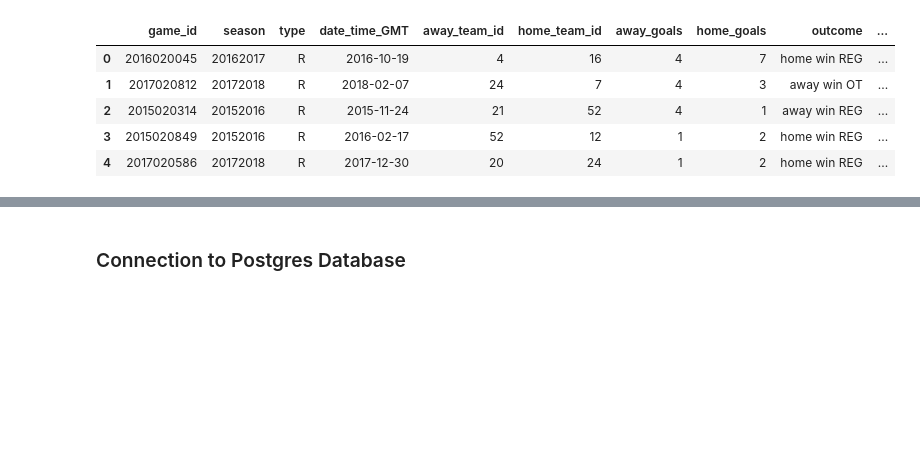
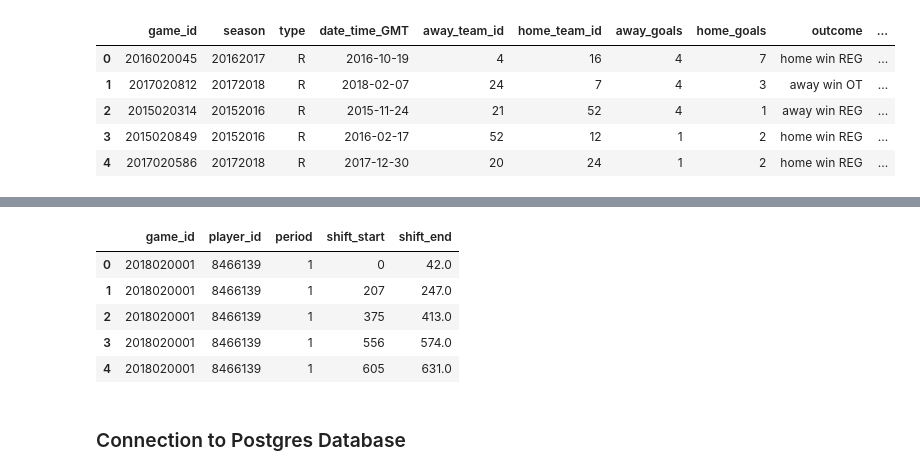
Before and after one commit to willserene/SQL_ETL, a Jupyter notebook: load_data.ipynb, the cells around one changed output, grey strips where cells are left out. Cells and saved outputs as stored; diff of their text form; code cells hidden in the pictures; blank space fills up the shorter version.

Commit message:
brought wills process into main load_data notebook

```diff
--- a/load_data.ipynb
+++ b/load_data.ipynb
@@ -40,3 +51,14 @@ game_team_stats_df.head(5)
+# %%
+game_shifts_file = "data/game_shifts.csv"
+game_shifts_df = pd.read_csv(game_shifts_file)
+game_shifts_df.head()
+# %% [output]
+|  | game_id | player_id | period | shift_start | shift_end |
+| 0 | 2018020001 | 8466139 | 1 | 0 | 42.0 |
+| 1 | 2018020001 | 8466139 | 1 | 207 | 247.0 |
+| 2 | 2018020001 | 8466139 | 1 | 375 | 413.0 |
+| 3 | 2018020001 | 8466139 | 1 | 556 | 574.0 |
+| 4 | 2018020001 | 8466139 | 1 | 605 | 631.0 |
 # %% [markdown]
 ### Connection to Postgres Database
 # %%
```
Also changed, not shown: parts of 8 cells of this notebook.
